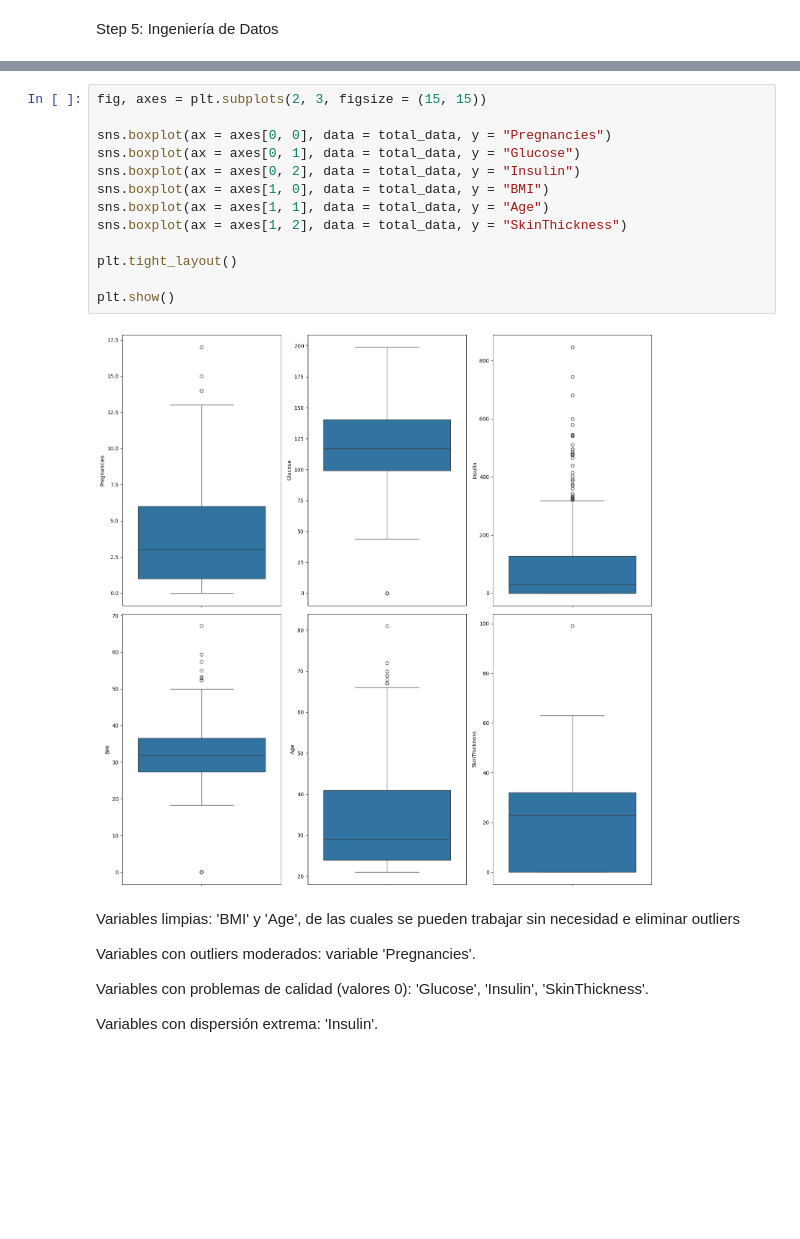
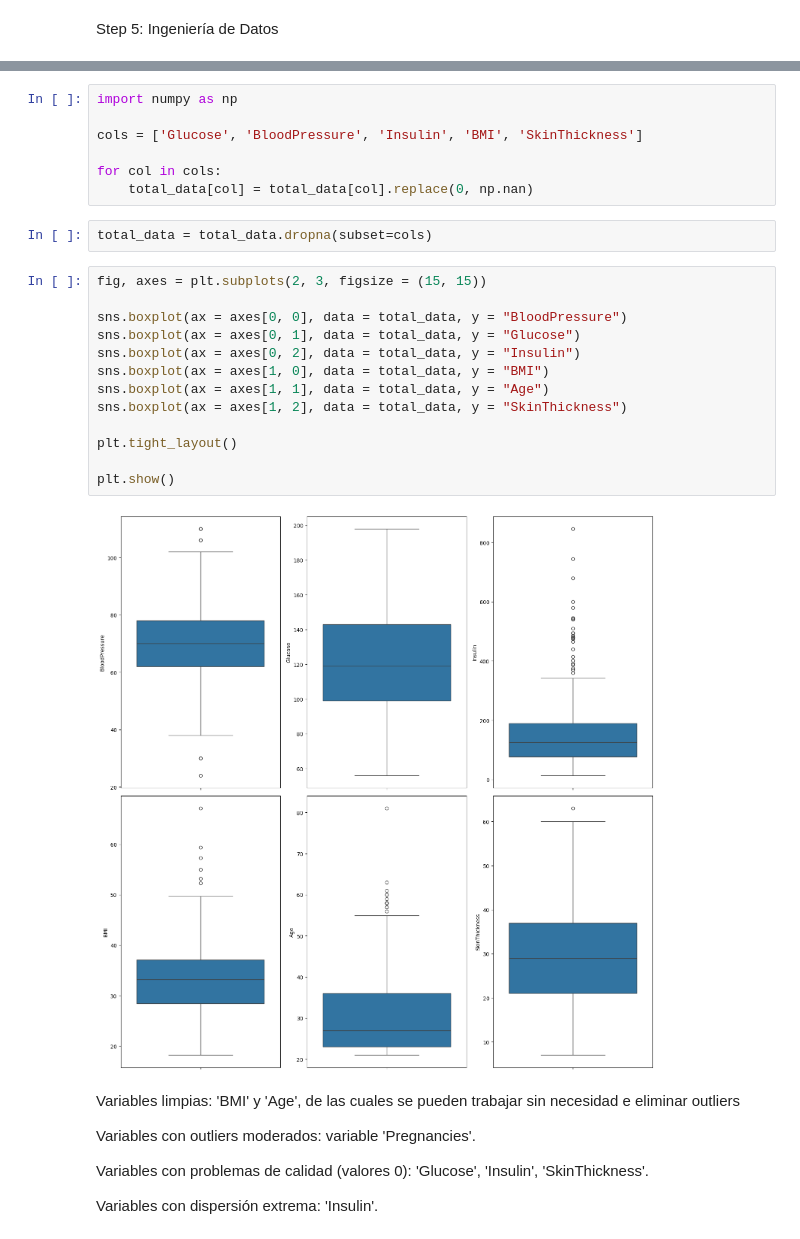
Before and after one commit to 4GeeksAcademy/DecissionTree_cafedemanha94-25, a Jupyter notebook: src/explore.ipynb, the cells around one changed output, grey strips where cells are left out. Saved outputs shown, nothing was run; the diff lists cells and outputs as text; blank space fills up the shorter version.

```diff
--- a/src/explore.ipynb
+++ b/src/explore.ipynb
@@ -227,21 +229,30 @@ total_data.describe()
 | 50% | 3.000000 | 117.000000 | 72.000000 | 23.000000 | 30.500000 | 32.000000 | 0.372500 | 29.000000 | ... |
 | 75% | 6.000000 | 140.250000 | 80.000000 | 32.000000 | 127.250000 | 36.600000 | 0.626250 | 41.000000 | ... |
 | max | 17.000000 | 199.000000 | 122.000000 | 99.000000 | 846.000000 | 67.100000 | 2.420000 | 81.000000 | ... |
+# %%
+import numpy as np
+
+cols = ['Glucose', 'BloodPressure', 'Insulin', 'BMI', 'SkinThickness']
+
+for col in cols:
+    total_data[col] = total_data[col].replace(0, np.nan)
+# %%
+total_data = total_data.dropna(subset=cols)
 # %%
 fig, axes = plt.subplots(2, 3, figsize = (15, 15))
 
-sns.boxplot(ax = axes[0, 0], data = total_data, y = "Pregnancies")
+sns.boxplot(ax = axes[0, 0], data = total_data, y = "BloodPressure")
 sns.boxplot(ax = axes[0, 1], data = total_data, y = "Glucose")
 sns.boxplot(ax = axes[0, 2], data = total_data, y = "Insulin")
 sns.boxplot(ax = axes[1, 0], data = total_data, y = "BMI")
 sns.boxplot(ax = axes[1, 1], data = total_data, y = "Age")
 sns.boxplot(ax = axes[1, 2], data = total_data, y = "SkinThickness")
 
 plt.tight_layout()
 
 plt.show()
 # %% [output]
-[figure, old version]
+[figure, new version]
 # %% [markdown]
 Variables limpias: 'BMI' y 'Age', de las cuales se pueden trabajar sin necesidad e eliminar outliers
 
```
Also changed, not shown: parts of 21 cells of this notebook, 8 other files.
